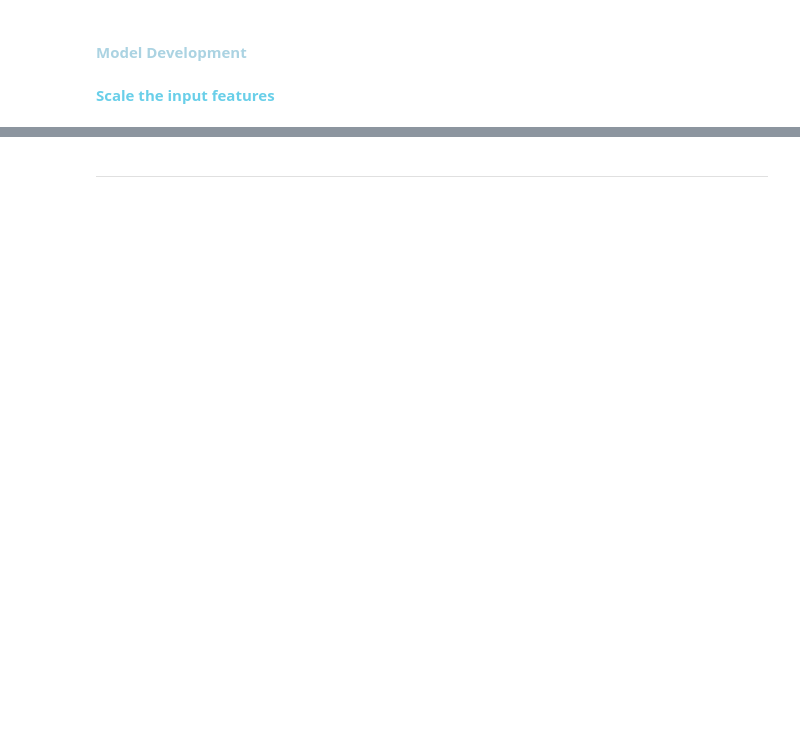
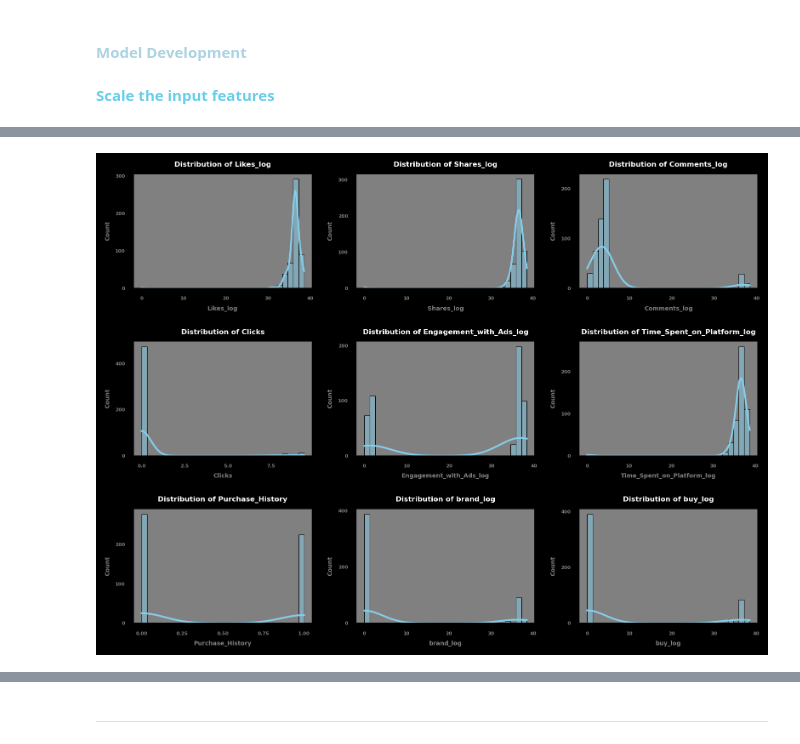
Before and after one commit to ProTeni/Predicting_Purchase_Likelihood, a Jupyter notebook: analyses.ipynb, the cells around one changed output, grey strips where cells are left out. Drawn from its saved outputs; the diff is of its cells as text; code cells hidden in the pictures; blank space fills up the shorter version.

```diff
--- a/analyses.ipynb
+++ b/analyses.ipynb
@@ -253,0 +322,6 @@ _<span style= "color: rgb(102, 186, 192);"> Fairly balanced data, so there'd be
+# %%
+features_to_log = ['Likes', 'Shares', 'Comments', 'Engagement_with_Ads', 'Time_Spent_on_Platform', 'brand', 'buy']
+
+for feature in features_to_log:
+    df[f'{feature}_log'] = np.log(df[feature] + 1)
+    df = df.drop(feature, axis=1)
@@ -253,0 +344,22 @@ _<span style= "color: rgb(102, 186, 192);"> Fairly balanced data, so there'd be
+# %%
+
+features = ['Likes_log', 'Shares_log', 'Comments_log', 'Clicks', 'Engagement_with_Ads_log',
+            'Time_Spent_on_Platform_log', 'Purchase_History', 'brand_log', 'buy_log']
+
+plt.figure(figsize=(8,6), dpi=200, clear=True, facecolor='black', frameon=True)
+
+for i, feature in enumerate(features, 1):
+    plt.subplot(3, 3, i)
+    sns.histplot(df[feature], kde=True, color='skyblue', bins=30)
+    plt.xlabel(feature, fontweight='bold', fontsize=5, color='grey')
+    plt.ylabel(f'Count', fontweight='bold', fontsize=5, color='grey')
+    plt.xticks(fontweight='bold', fontsize=4, color='grey')
+    plt.yticks(fontweight='bold', fontsize=4, color='grey')
+    plt.title(f'Distribution of {feature}', fontweight='bold', fontsize=6, color='white')
+
+    plt.gca().set_facecolor('grey')
+
+plt.tight_layout()
+plt.show()
+# %% [output]
+[figure, added]
```
Also changed, not shown: parts of 70 cells of this notebook, 2 other files.
